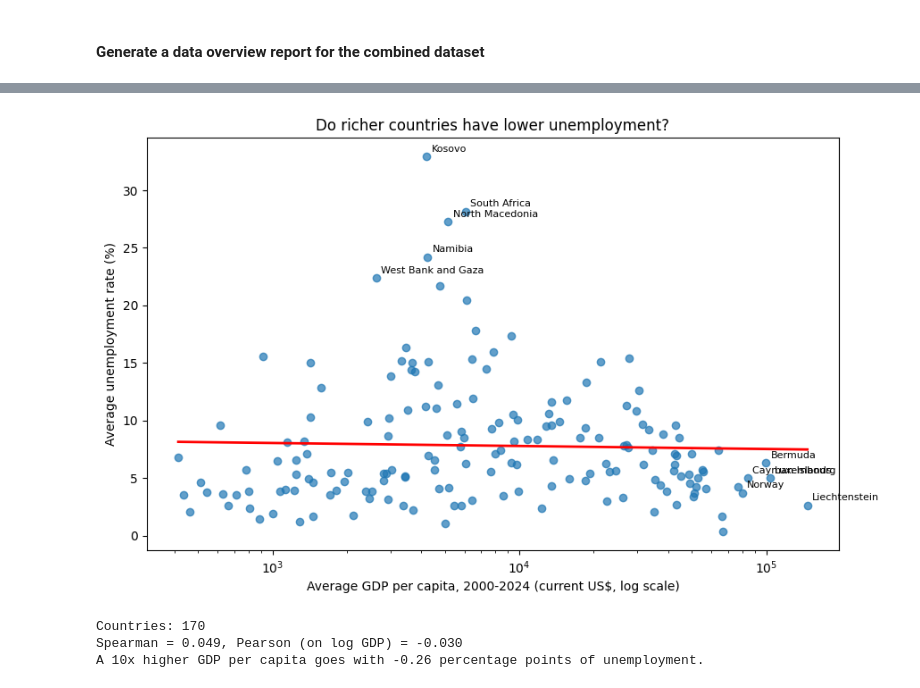
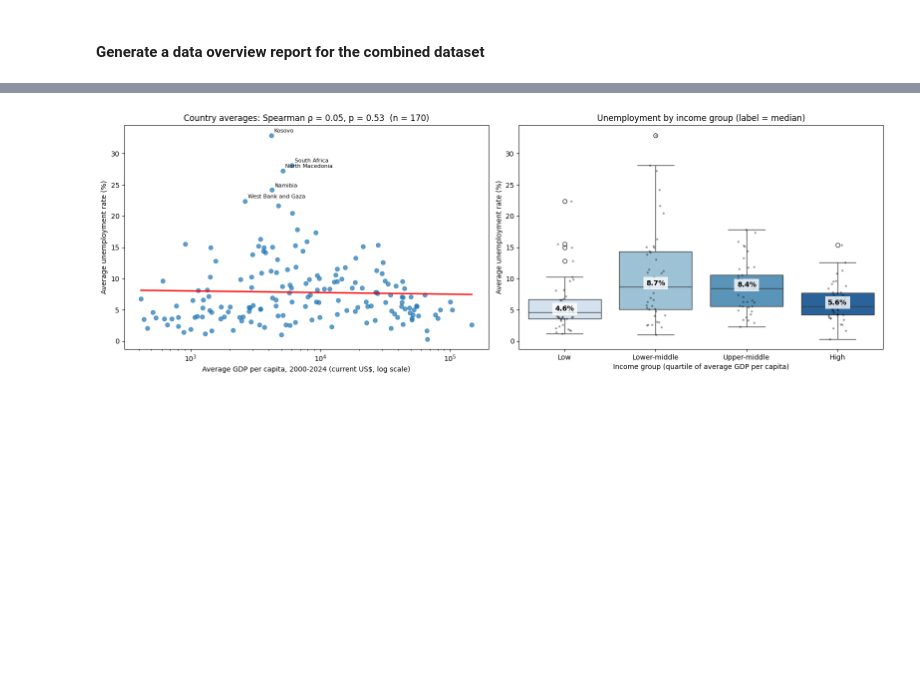
Before and after one commit to AkotoChristine/PDA_Assignment_2-, a Jupyter notebook: notebooks/gdp_per_capita.ipynb, the cells around one changed output, grey strips where cells are left out. Drawn from its saved outputs; the diff is of its cells as text; code cells hidden in the pictures; blank space fills up the shorter version.

```diff
--- a/notebooks/gdp_per_capita.ipynb
+++ b/notebooks/gdp_per_capita.ipynb
@@ -314,39 +143,51 @@ This reuses `df` and `add_trend` from Question 1, so run those cells first.
 # %%
-# One point per country: average GDP per capita and average unemployment over 2000-2024.
-# Averaging removes year-to-year noise and gives each country equal weight.
-# Countries with fewer than 5 years of unemployment data are dropped so averages are not based on one year.
+# Figure 3: between countries. One point per country (2000-2024 averages); countries with
+# fewer than 5 years of unemployment data are dropped so averages are not based on one year.
 n_unemp = df.groupby('Country Name')['unemployment_rate'].count().rename('n_unemp')
 avg = (df.groupby('Country Name')
          .agg(gdp_per_capita=('gdp_per_capita', 'mean'),
               unemployment_rate=('unemployment_rate', 'mean'))
          .join(n_unemp))
 avg = avg[avg['n_unemp'] >= 5].dropna(subset=['gdp_per_capita', 'unemployment_rate']).copy()
 avg['log_gdp'] = np.log10(avg['gdp_per_capita'])
+avg['income_group'] = pd.qcut(avg['gdp_per_capita'], 4,
+                              labels=['Low', 'Lower-middle', 'Upper-middle', 'High'])
 
-fig, ax = plt.subplots(figsize=(10, 6))
+# Spearman correlation with a permutation p-value (shuffle unemployment 10,000 times).
+rng = np.random.default_rng(42)
+rank_x, rank_y = avg['log_gdp'].rank().to_numpy(), avg['unemployment_rate'].rank().to_numpy()
+rho = np.corrcoef(rank_x, rank_y)[0, 1]
+null = np.array([np.corrcoef(rank_x, rng.permutation(rank_y))[0, 1] for _ in range(10_000)])
+p_value = (np.abs(null) >= abs(rho)).mean()
+
+fig, axes = plt.subplots(1, 2, figsize=(16, 5.5))
+
+ax = axes[0]
 ax.scatter(avg['gdp_per_capita'], avg['unemployment_rate'], alpha=0.7)
 ax.set_xscale('log')
-slope = add_trend(ax, avg['gdp_per_capita'], avg['unemployment_rate'], log_x=True)
-
-# Label the most extreme countries so outliers are identifiable
-for name in set(avg['unemployment_rate'].nlargest(5).index) | set(avg['gdp_per_capita'].nlargest(5).index):
+add_trend(ax, avg['gdp_per_capita'], avg['unemployment_rate'], log_x=True)
+for name in avg['unemployment_rate'].nlargest(5).index:
     r = avg.loc[name]
     ax.annotate(name, (r['gdp_per_capita'], r['unemployment_rate']), fontsize=8,
                 xytext=(4, 4), textcoords='offset points')
-
 ax.set_xlabel('Average GDP per capita, 2000-2024 (current US$, log scale)')
 ax.set_ylabel('Average unemployment rate (%)')
-ax.set_title('Do richer countries have lower unemployment?')
+ax.set_title(f'Country averages: Spearman ρ = {rho:.2f}, p = {p_value:.2f}  (n = {len(avg)})')
+
+ax = axes[1]
+sns.boxplot(data=avg, x='income_group', y='unemployment_rate',
+            hue='income_group', legend=False, palette='Blues', ax=ax)
+sns.stripplot(data=avg, x='income_group', y='unemployment_rate', color='black', alpha=0.4, size=3, ax=ax)
+medians = avg.groupby('income_group', observed=True)['unemployment_rate'].median()
+for i, m in enumerate(medians):
+    ax.text(i, m, f'{m:.1f}%', ha='center', va='bottom', fontweight='bold',
+            bbox=dict(facecolor='white', edgecolor='none', alpha=0.8))
+ax.set_xlabel('Income group (quartile of average GDP per capita)')
+ax.set_ylabel('Average unemployment rate (%)')
+ax.set_title('Unemployment by income group (label = median)')
+
+plt.tight_layout()
 plt.show()
-
-spearman = avg['log_gdp'].corr(avg['unemployment_rate'], method='spearman')
-pearson = avg['log_gdp'].corr(avg['unemployment_rate'])
-print(f'Countries: {len(avg)}')
-print(f'Spearman = {spearman:.3f}, Pearson (on log GDP) = {pearson:.3f}')
-print(f'A 10x higher GDP per capita goes with {slope:+.2f} percentage points of unemployment.')
 # %% [output]
-[figure, old version]
+[figure, new version]
-Countries: 170
-Spearman = 0.049, Pearson (on log GDP) = -0.030
-A 10x higher GDP per capita goes with -0.26 percentage points of unemployment.
 # %%
```
Also changed, not shown: parts of 48 cells of this notebook, 1 other file.
